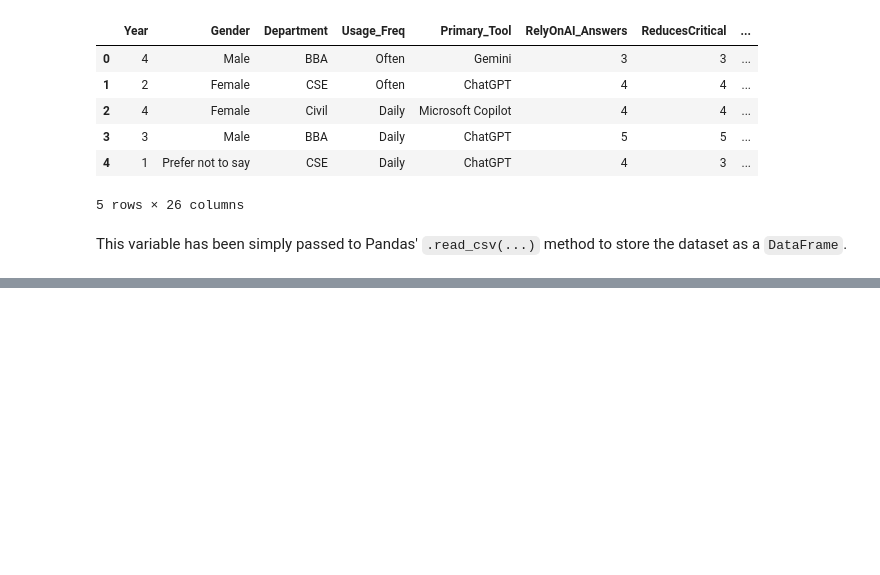
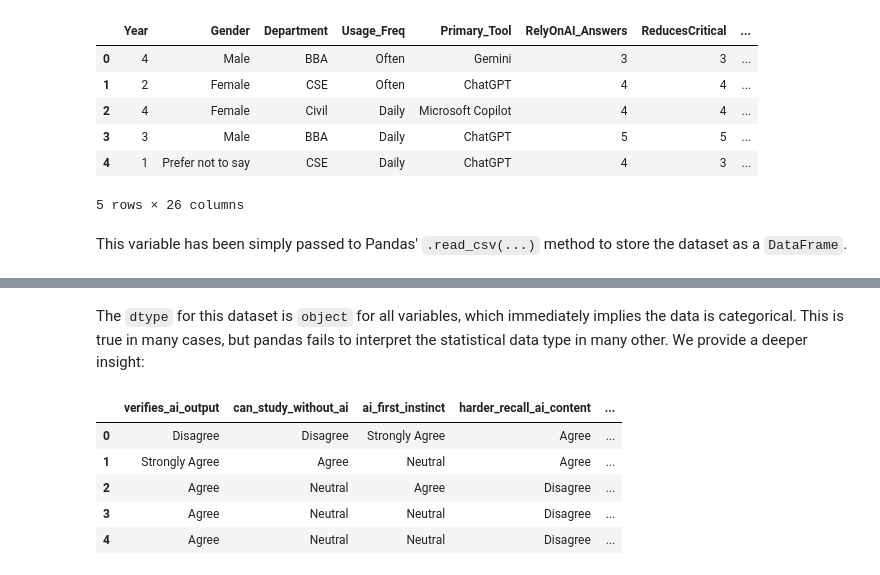
Before and after one commit to Henry6833/Henry6833.github.io, a Jupyter notebook: Milestone1.ipynb, the cells around one changed output, grey strips where cells are left out. Saved outputs shown, nothing was run; the diff lists cells and outputs as text; code cells hidden in the pictures; blank space fills up the shorter version.

```diff
--- a/Milestone1.ipynb
+++ b/Milestone1.ipynb
@@ -118 +137,12 @@ dependency_survey.dtypes
 dtype: object
+# %% [markdown]
+The `dtype` for this dataset is `object` for all variables, which immediately implies the data is categorical. This is true in many cases, but pandas fails to interpret the statistical data type in many other. We provide a deeper insight:
+# %%
+dependency_survey.loc[:, "verifies_ai_output":].head()
+# %% [output]
+|  | verifies_ai_output | can_study_without_ai | ai_first_instinct | harder_recall_ai_content | ... |
+| 0 | Disagree | Disagree | Strongly Agree | Agree | ... |
+| 1 | Strongly Agree | Agree | Neutral | Agree | ... |
+| 2 | Agree | Neutral | Agree | Disagree | ... |
+| 3 | Agree | Neutral | Neutral | Disagree | ... |
+| 4 | Agree | Neutral | Neutral | Disagree | ... |
```
Also changed, not shown: parts of 10 cells of this notebook.
